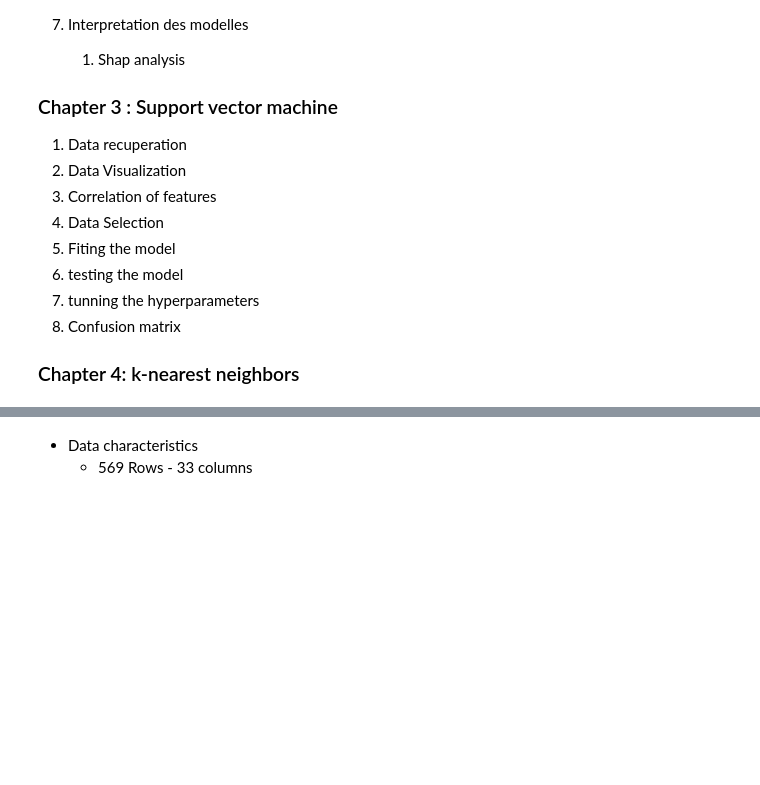
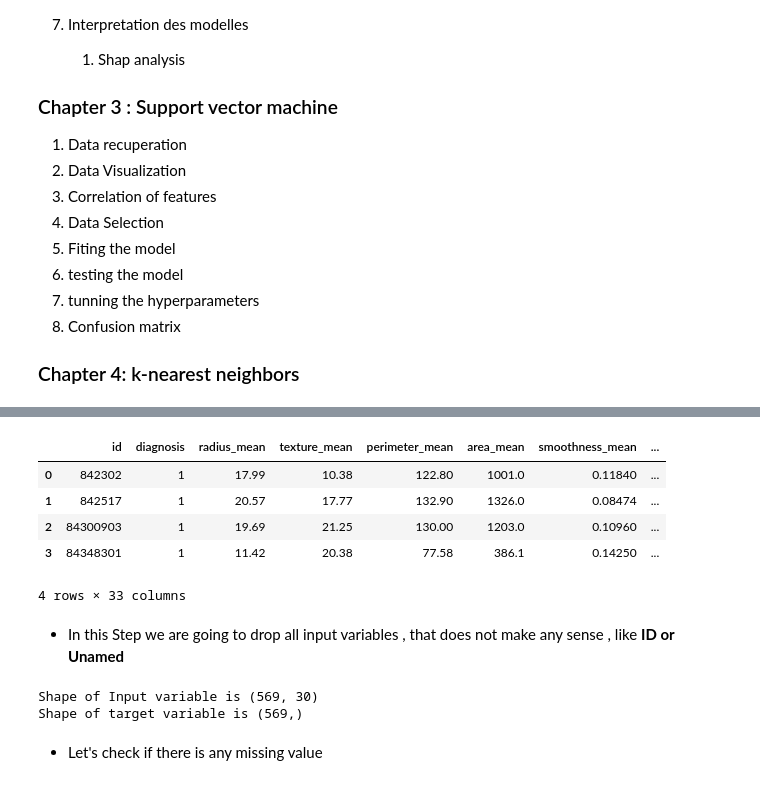
Before and after one commit to shasso2s/Datenanalyse_Breast_Cancer_BinaryClassification, a Jupyter notebook: Projekt zur Datenanalyse_Classification of Wisconsin Breast Cancer.ipynb, the cells around one changed output, grey strips where cells are left out. Saved outputs shown, nothing was run; the diff lists cells and outputs as text; code cells hidden in the pictures; blank space fills up the shorter version.

```diff
--- a/Projekt zur Datenanalyse_Classification of Wisconsin Breast Cancer.ipynb
+++ b/Projekt zur Datenanalyse_Classification of Wisconsin Breast Cancer.ipynb
@@ -96,10 +123,13 @@
 # %%
-import pandas as pd
-import matplotlib.pyplot as plt
-import numpy as np
-from sklearn.model_selection import train_test_split
-import tensorflow as tf
-from sklearn.impute import SimpleImputer
+dt=pd.read_csv('Datasets/set.csv')
+dt['diagnosis'] = dt['diagnosis'].map({'M':1,'B':0})
+dt.head(4)
+# %% [output]
+|  | id | diagnosis | radius_mean | texture_mean | perimeter_mean | area_mean | smoothness_mean | ... |
+| 0 | 842302 | 1 | 17.99 | 10.38 | 122.80 | 1001.0 | 0.11840 | ... |
+| 1 | 842517 | 1 | 20.57 | 17.77 | 132.90 | 1326.0 | 0.08474 | ... |
+| 2 | 84300903 | 1 | 19.69 | 21.25 | 130.00 | 1203.0 | 0.10960 | ... |
+| 3 | 84348301 | 1 | 11.42 | 20.38 | 77.58 | 386.1 | 0.14250 | ... |
+4 rows × 33 columns
-# %% [markdown]
-* Data characteristics
-    * 569 Rows - 33 columns
+# %% [markdown]
+* In this Step we are going to drop all input variables , that does not make any sense , like **ID or Unamed**
@@ -105,0 +139,11 @@ from sklearn.impute import SimpleImputer
+# %%
+target_col='diagnosis'
+X=dt.iloc[:,dt.columns!=target_col]
+Y=dt['diagnosis']
+print('Shape of Input variable is {}'.format(X.shape))
+print('Shape of target variable is {}'.format(Y.shape))
+# %% [output]
+Shape of Input variable is (569, 30)
+Shape of target variable is (569,)
+# %% [markdown]
+* Let's check if there is any missing value
```
Also changed, not shown: parts of 18 cells of this notebook.
